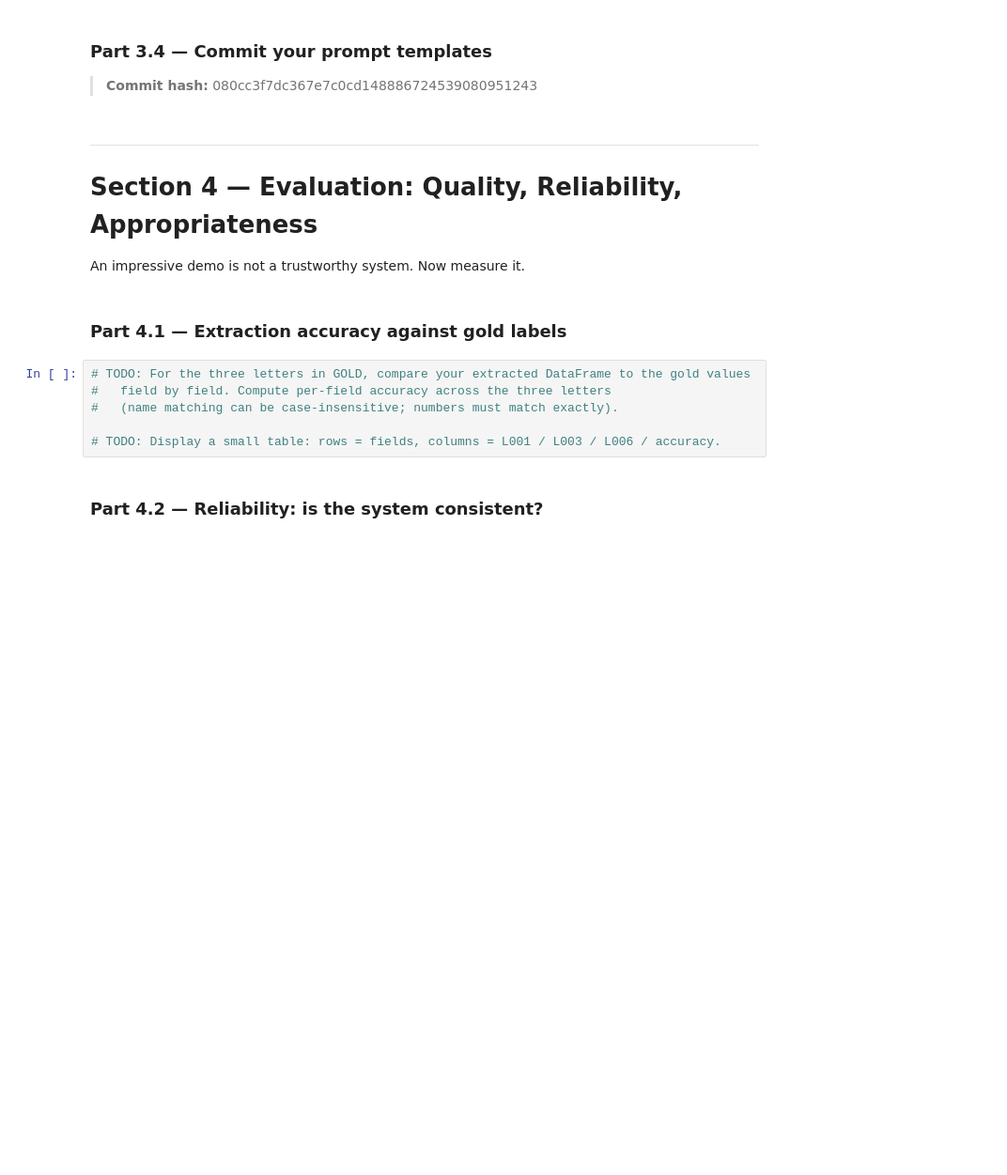
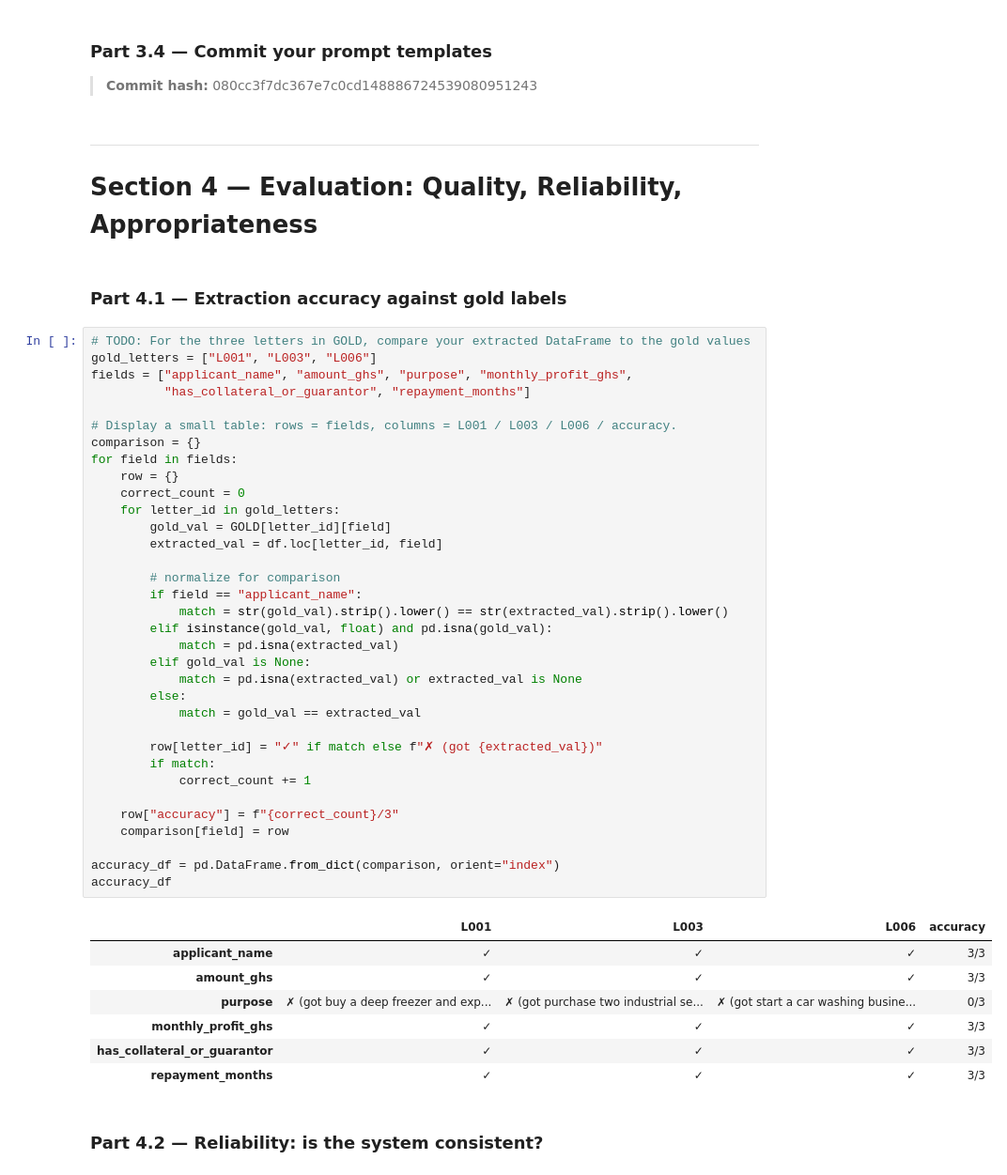
Before and after one commit to DivineUI/lab-4-llm-decision-support, a Jupyter notebook: lab_4.ipynb, the cells around one changed output. Shown at 94% size. Cells and saved outputs as stored; diff of their text form; blank space fills up the shorter version.

Commit message:
Part 4.1 — Extraction accuracy against gold labels

```diff
--- a/lab_4.ipynb
+++ b/lab_4.ipynb
@@ -449,16 +449,50 @@ one ethical reason.*
 # %% [markdown]
 ---
 # Section 4 — Evaluation: Quality, Reliability, Appropriateness
-
-An impressive demo is not a trustworthy system. Now measure it.
 # %% [markdown]
 ### Part 4.1 — Extraction accuracy against gold labels
-# %%
-# TODO: For the three letters in GOLD, compare your extracted DataFrame to the gold values
-#   field by field. Compute per-field accuracy across the three letters
-#   (name matching can be case-insensitive; numbers must match exactly).
-
-# TODO: Display a small table: rows = fields, columns = L001 / L003 / L006 / accuracy.
+# %%
+# TODO: For the three letters in GOLD, compare your extracted DataFrame to the gold values
+gold_letters = ["L001", "L003", "L006"]
+fields = ["applicant_name", "amount_ghs", "purpose", "monthly_profit_ghs",
+          "has_collateral_or_guarantor", "repayment_months"]
+
+# Display a small table: rows = fields, columns = L001 / L003 / L006 / accuracy.
+comparison = {}
+for field in fields:
+    row = {}
+    correct_count = 0
+    for letter_id in gold_letters:
+        gold_val = GOLD[letter_id][field]
+        extracted_val = df.loc[letter_id, field]
+
+        # normalize for comparison
+        if field == "applicant_name":
+            match = str(gold_val).strip().lower() == str(extracted_val).strip().lower()
+        elif isinstance(gold_val, float) and pd.isna(gold_val):
+            match = pd.isna(extracted_val)
+        elif gold_val is None:
+            match = pd.isna(extracted_val) or extracted_val is None
+        else:
+            match = gold_val == extracted_val
+
+        row[letter_id] = "✓" if match else f"✗ (got {extracted_val})"
+        if match:
+            correct_count += 1
+
+    row["accuracy"] = f"{correct_count}/3"
+    comparison[field] = row
+
+accuracy_df = pd.DataFrame.from_dict(comparison, orient="index")
+accuracy_df
+# %% [output]
+|  | L001 | L003 | L006 | accuracy |
+| applicant_name | ✓ | ✓ | ✓ | 3/3 |
+| amount_ghs | ✓ | ✓ | ✓ | 3/3 |
+| purpose | ✗ (got buy a deep freezer and exp... | ✗ (got purchase two industrial se... | ✗ (got start a car washing busine... | 0/3 |
+| monthly_profit_ghs | ✓ | ✓ | ✓ | 3/3 |
+| has_collateral_or_guarantor | ✓ | ✓ | ✓ | 3/3 |
+| repayment_months | ✓ | ✓ | ✓ | 3/3 |
 # %% [markdown]
 ### Part 4.2 — Reliability: is the system consistent?
 # %%
```
Also changed, not shown: parts of 5 cells of this notebook.
